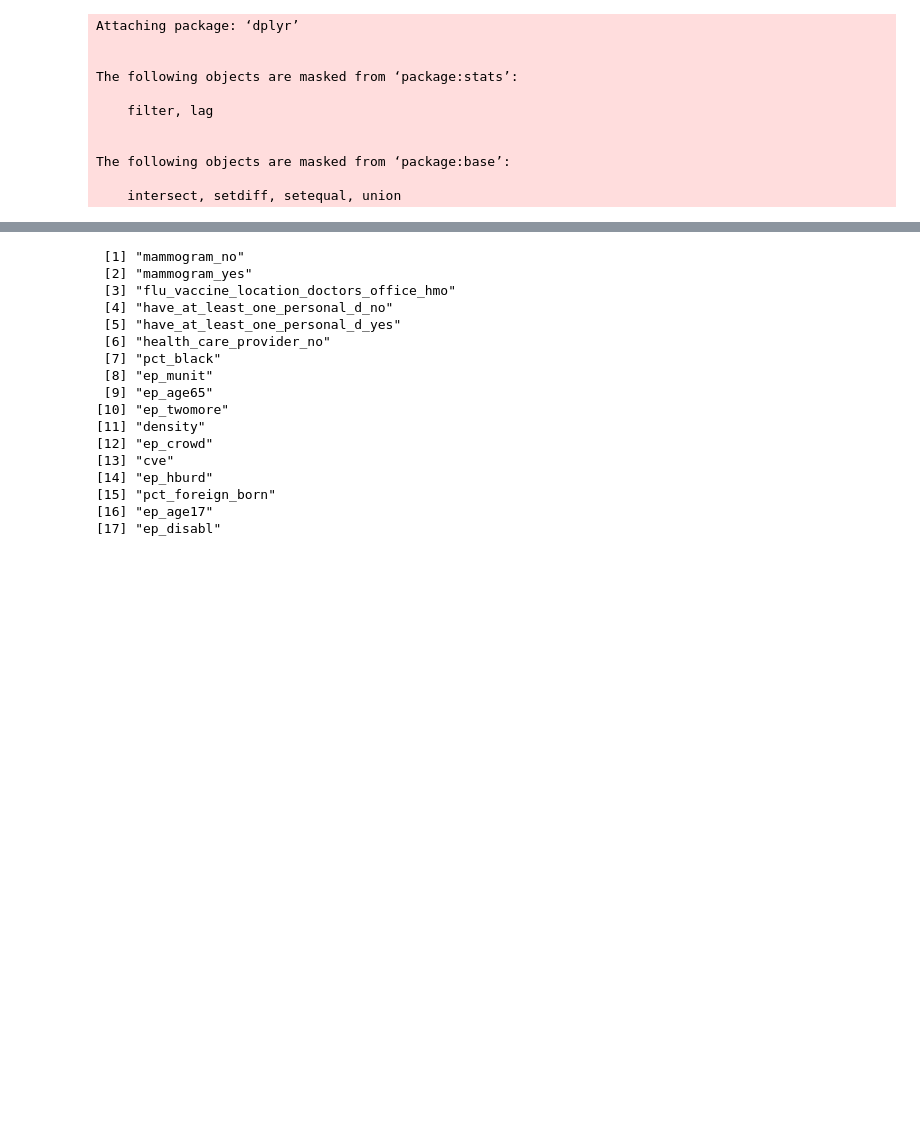
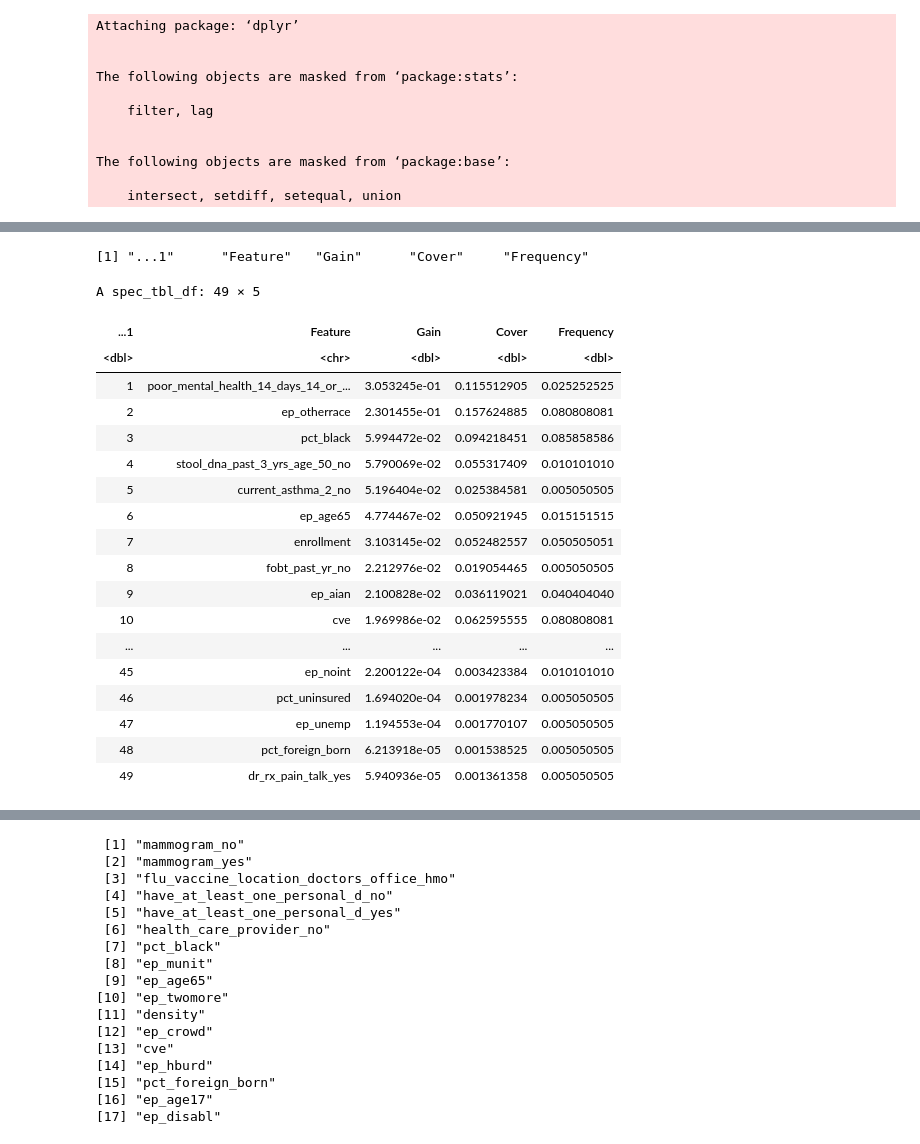
Before and after one commit to MuddORLab/Predicting-Measles-Outbreaks, a Jupyter notebook: 2026SU/compare_contrast_vars.ipynb, the cells around one changed output, grey strips where cells are left out. Cells and saved outputs as stored; diff of their text form; code cells hidden in the pictures; blank space fills up the shorter version.

```diff
--- a/2026SU/compare_contrast_vars.ipynb
+++ b/2026SU/compare_contrast_vars.ipynb
@@ -175,0 +109,25 @@ length(boost_vars_NA_vec)
+# %%
+#XGBoost
+names(boost_vars)
+boost_vars
+# %% [output]
+[1] "...1"      "Feature"   "Gain"      "Cover"     "Frequency"
+A spec_tbl_df: 49 × 5
+| ...1 | Feature | Gain | Cover | Frequency |
+| <dbl> | <chr> | <dbl> | <dbl> | <dbl> |
+| 1 | poor_mental_health_14_days_14_or_... | 3.053245e-01 | 0.115512905 | 0.025252525 |
+| 2 | ep_otherrace | 2.301455e-01 | 0.157624885 | 0.080808081 |
+| 3 | pct_black | 5.994472e-02 | 0.094218451 | 0.085858586 |
+| 4 | stool_dna_past_3_yrs_age_50_no | 5.790069e-02 | 0.055317409 | 0.010101010 |
+| 5 | current_asthma_2_no | 5.196404e-02 | 0.025384581 | 0.005050505 |
+| 6 | ep_age65 | 4.774467e-02 | 0.050921945 | 0.015151515 |
+| 7 | enrollment | 3.103145e-02 | 0.052482557 | 0.050505051 |
+| 8 | fobt_past_yr_no | 2.212976e-02 | 0.019054465 | 0.005050505 |
+| 9 | ep_aian | 2.100828e-02 | 0.036119021 | 0.040404040 |
+| 10 | cve | 1.969986e-02 | 0.062595555 | 0.080808081 |
+| ... | ... | ... | ... | ... |
+| 45 | ep_noint | 2.200122e-04 | 0.003423384 | 0.010101010 |
+| 46 | pct_uninsured | 1.694020e-04 | 0.001978234 | 0.005050505 |
+| 47 | ep_unemp | 1.194553e-04 | 0.001770107 | 0.005050505 |
+| 48 | pct_foreign_born | 6.213918e-05 | 0.001538525 | 0.005050505 |
+| 49 | dr_rx_pain_talk_yes | 5.940936e-05 | 0.001361358 | 0.005050505 |
```
Also changed, not shown: parts of 18 cells of this notebook.
